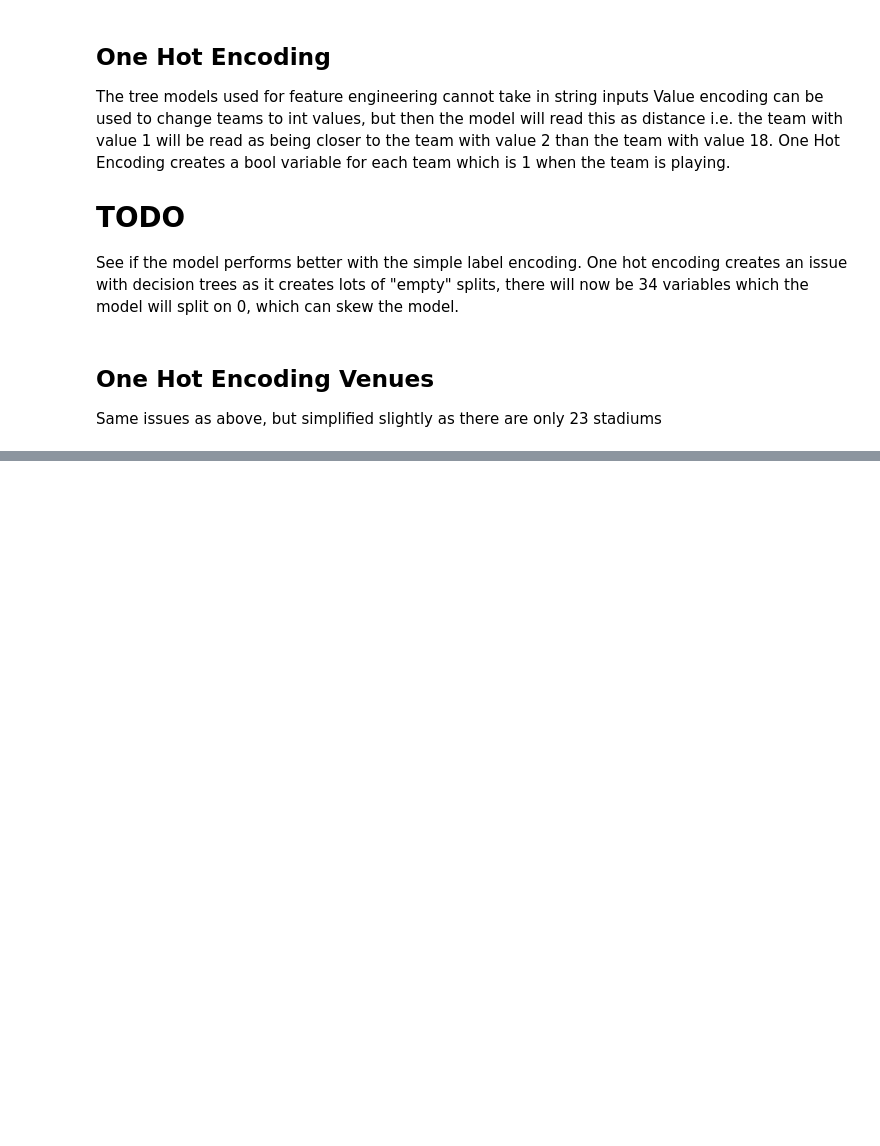
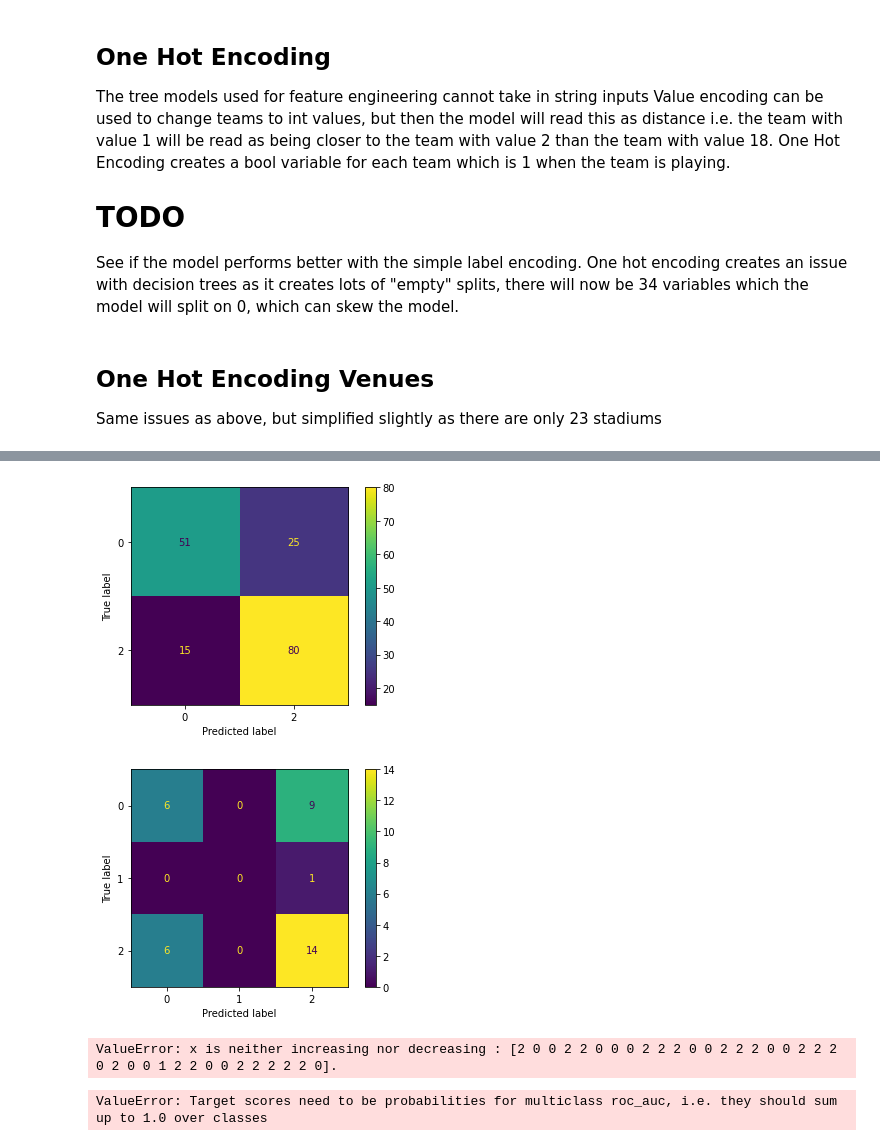
Before and after one commit to TomGallagher98/Thomas_Gallagher_Thesis, a Jupyter notebook: Data/AFL_Stats/FeatureEngineering.ipynb, the cells around one changed output, grey strips where cells are left out. Cells and saved outputs as stored; diff of their text form; code cells hidden in the pictures; blank space fills up the shorter version.

```diff
--- a/Data/AFL_Stats/FeatureEngineering.ipynb
+++ b/Data/AFL_Stats/FeatureEngineering.ipynb
@@ -189,0 +272,7 @@ TypeError: drop() takes from 1 to 8 positional arguments but 12 were given
+# %%
+model_2.best_estimator_
+bag_model = model_2.best_estimator_
+%time bag_model.fit(x_train_2012, y_train_2012)
+# print(bag_model)
+print_score(bag_model, x_train_2012, x_valid_2012)
+# %% [output]
@@ -189,0 +282,19 @@ TypeError: drop() takes from 1 to 8 positional arguments but 12 were given
+[figure, added]
+[figure, added]
+# %%
+from sklearn import metrics
+import matplotlib.pyplot as plt
+preds = np.stack([tree.predict(x_valid_2012) for tree in bag_model.estimators_])
+preds.shape
+
+plt.plot([metrics.auc(y_valid_2012, np.mean(preds[:i+1], axis=0)) for i in range(20)])
+# %% [output]
+ValueError: x is neither increasing nor decreasing : [2 0 0 2 2 0 0 0 2 2 2 0 0 2 2 2 0 0 2 2 2 0 2 0 0 1 2 2 0 0 2 2 2 2 2 0].
+# %%
+from sklearn.metrics import roc_auc_score
+import matplotlib.pyplot as plt
+
+
+roc_auc_score(y_true_2012, preds, multi_class="ovr")
+# %% [output]
+ValueError: Target scores need to be probabilities for multiclass roc_auc, i.e. they should sum up to 1.0 over classes
```
Also changed, not shown: parts of 25 cells of this notebook, 1 other file.
